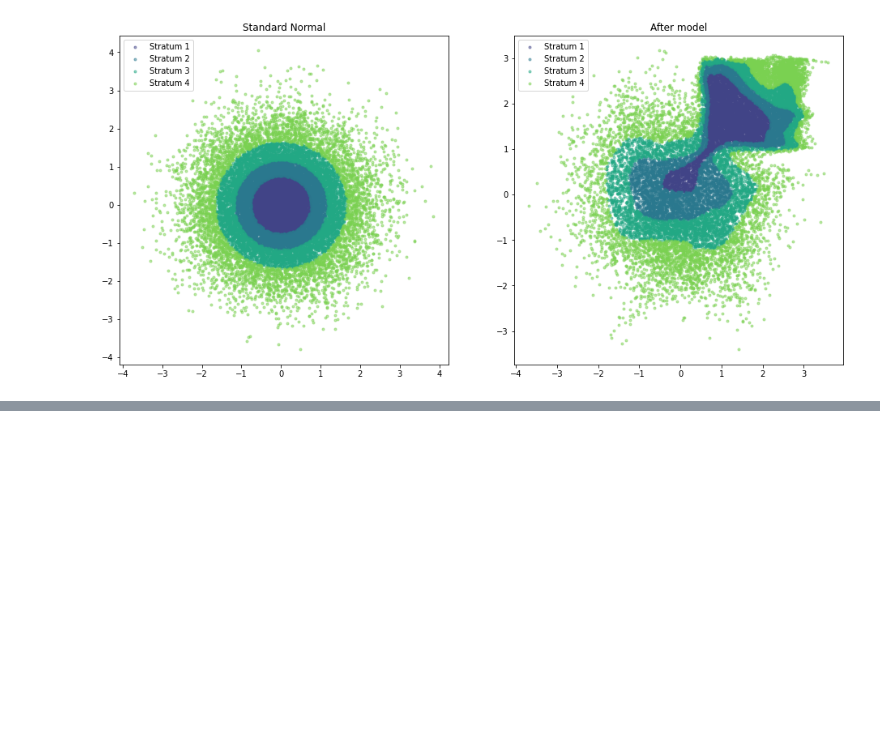
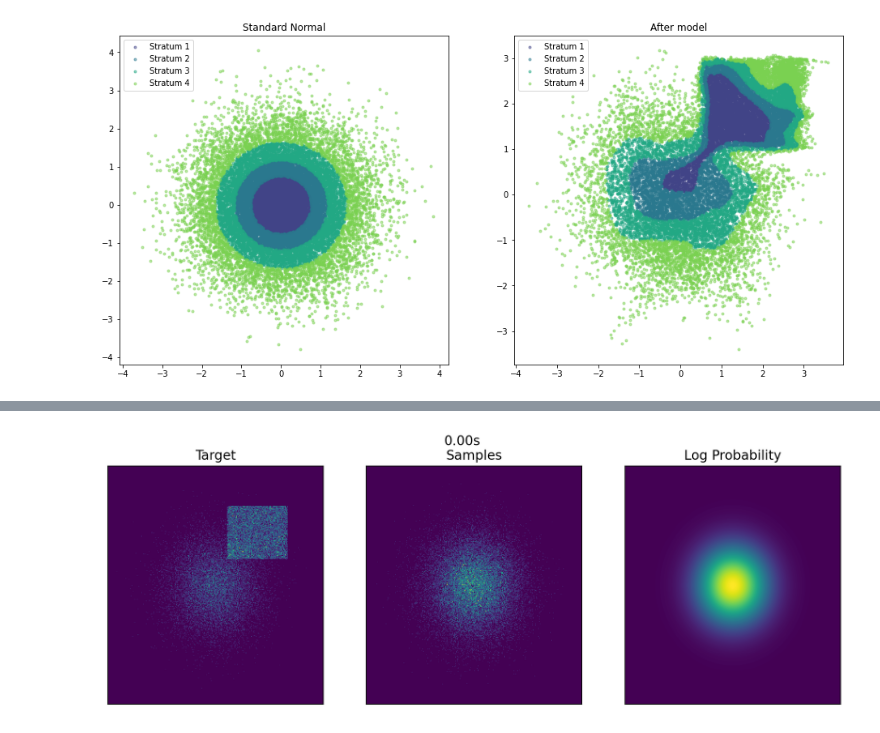
Before and after one commit to SirPentyna/mgr_normalizing_flows, a Jupyter notebook: Overview of methods.ipynb, the cells around one changed output, grey strips where cells are left out. Saved outputs shown, nothing was run; the diff lists cells and outputs as text; code cells hidden in the pictures; blank space fills up the shorter version.

```diff
--- a/Overview of methods.ipynb
+++ b/Overview of methods.ipynb
@@ -544,0 +645,84 @@ generate_samples_from_model_stratified(model, 20000, m=4, n = 2,verbose=True)
+# %%
+print("Vis after training:")
+if args['viz']:
+    viz_samples = 30000
+    viz_timesteps = 10
+    target_sample, _ = get_batch(viz_samples)
+
+    with torch.no_grad():
+        # Generate evolution of samples
+        z_t0 = p_z0.sample([viz_samples]).to(device)
+        logp_diff_t0 = torch.zeros(viz_samples, 1).type(torch.float32).to(device)
+
+        z_t_samples, _ = odeint(
+            func,
+            (z_t0, logp_diff_t0),
+            torch.tensor(np.linspace(t0, t1, viz_timesteps)).to(device),
+            atol=1e-5,
+            rtol=1e-5,
+            method='dopri5',
+        )
+
+        # Generate evolution of density
+        x = np.linspace(-4.5, 4.5, 100)
+        y = np.linspace(-4.5, 4.5, 100)
+        points = np.vstack(np.meshgrid(x, y)).reshape([2, -1]).T
+
+        z_t1 = torch.tensor(points).type(torch.float32).to(device)
+        logp_diff_t1 = torch.zeros(z_t1.shape[0], 1).type(torch.float32).to(device)
+
+        z_t_density, logp_diff_t = odeint(
+            func,
+            (z_t1, logp_diff_t1),
+            torch.tensor(np.linspace(t1, t0, viz_timesteps)).to(device),
+            atol=1e-5,
+            rtol=1e-5,
+            method='dopri5',
+        )
+
+        # Create plots for each timestep
+        for (t, z_sample, z_density, logp_diff) in zip(
+                np.linspace(t0, t1, viz_timesteps),
+                z_t_samples, z_t_density, logp_diff_t
+        ):
+            fig = plt.figure(figsize=(12, 4), dpi=200)
+            plt.tight_layout()
+            plt.axis('off')
+            plt.margins(0, 0)
+            fig.suptitle(f'{t:.2f}s')
+
+            ax1 = fig.add_subplot(1, 3, 1)
+            ax1.set_title('Target')
+            ax1.get_xaxis().set_ticks([])
+            ax1.get_yaxis().set_ticks([])
+            ax2 = fig.add_subplot(1, 3, 2)
+            ax2.set_title('Samples')
+            ax2.get_xaxis().set_ticks([])
+            ax2.get_yaxis().set_ticks([])
+            ax3 = fig.add_subplot(1, 3, 3)
+            ax3.set_title('Log Probability')
+            ax3.get_xaxis().set_ticks([])
+            ax3.get_yaxis().set_ticks([])
+
+            ax1.hist2d(*target_sample.detach().cpu().numpy().T, bins=300, density=True,
+                        range=[[-4.5, 4.5], [-4.5, 4.5]])
+
+            ax2.hist2d(*z_sample.detach().cpu().numpy().T, bins=300, density=True,
+                        range=[[-4.5, 4.5], [-4.5, 4.5]])
+
+            logp = p_z0.log_prob(z_density) - logp_diff.view(-1)
+            ax3.tricontourf(*z_t1.detach().cpu().numpy().T,
+                            np.exp(logp.detach().cpu().numpy()), 200)
+
+            plt.show()
+
+            # plt.savefig(os.path.join(args['results_dir'], f"cnf-viz-{int(t*1000):05d}.jpg"),
+            #             pad_inches=0.2, bbox_inches='tight')
+            #plt.close()
+
+        # img, *imgs = [Image.open(f) for f in sorted(glob.glob(os.path.join(args['results_dir'], f"cnf-viz-*.jpg")))]
+        # img.save(fp=os.path.join(args['results_dir'], "cnf-viz-3.gif"), format='GIF', append_images=imgs,
+        #             save_all=True, duration=250, loop=0)
+
+    #print('Saved visualization animation at {}'.format(os.path.join(args['results_dir'], "cnf-viz-3.gif")))
+# %% [output]
@@ -544,0 +730 @@ generate_samples_from_model_stratified(model, 20000, m=4, n = 2,verbose=True)
+[figure, added]
```
Also changed, not shown: parts of 6 cells of this notebook, 1 other file.
